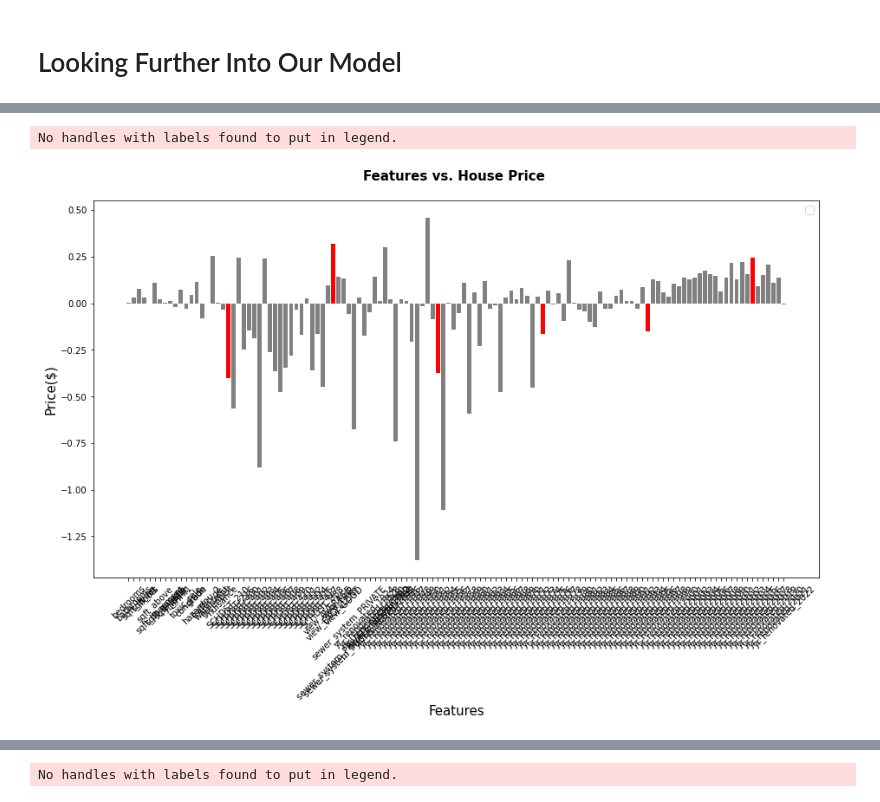
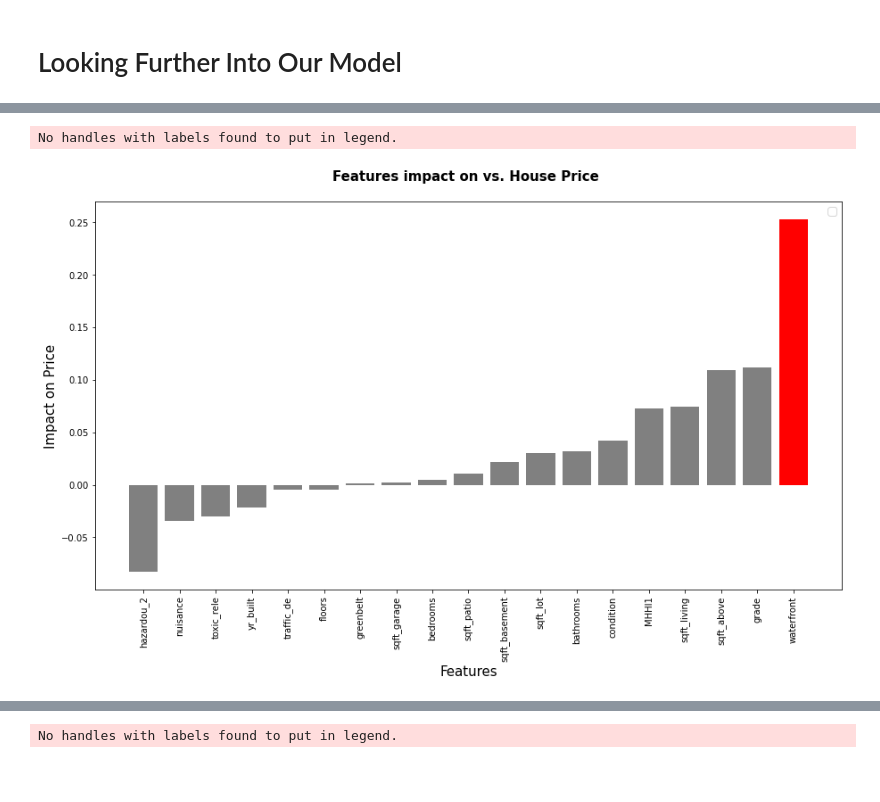
Before and after one commit to drykvf/Housing-Project, a Jupyter notebook: Final_notebook_draft4.ipynb, the cells around one changed output, grey strips where cells are left out. Cells and saved outputs as stored; diff of their text form; code cells hidden in the pictures; blank space fills up the shorter version.

```diff
--- a/Final_notebook_draft4.ipynb
+++ b/Final_notebook_draft4.ipynb
@@ -1061,24 +1057,28 @@ df_features1T = df_features1T.sort_values(by='coef', ascending=True).reset_index
 # %%
 df_featu = pd.DataFrame(model_mlr.params)
 df_featu =df_featu.T
-df_featu = df_featu.drop(columns='const')
+df_featu = df_featu[[ 'bedrooms', 'bathrooms', 'sqft_living',
+                            'sqft_lot', 'floors','sqft_above', 'sqft_basement',
+                            'sqft_garage', 'sqft_patio', 'sqft_patio','yr_built',
+                           'MHHI1','toxic_rele','condition','grade','hazardou_2',
+                            'traffic_de','waterfront','greenbelt','nuisance']]
+# df_featu = df_featu.drop(columns='const')
 df_featu =df_featu.T
-
 df_featu = df_featu.rename(columns={0:'coef'}).reset_index()
-
+df_featu = df_featu.sort_values(by='coef', ascending=True)
 fig, ax = plt.subplots(figsize=(15,8))
 
 colors = ['grey']*19 +['red']*1
 ax.bar(df_featu['index'],df_featu['coef'],width=0.8,color=colors)
-ax.set_xticklabels(df_featu['index'], rotation=45,)
-
+# ax.set_xticklabels(df_featu['index'], rotation=45,)
+plt.xticks(rotation=90)
 ax.set_xlabel("Features", fontsize=15)
-ax.set_ylabel("Price($)",fontsize=15)
-ax.set_title("Features vs. House Price \n",
+ax.set_ylabel("Impact on Price",fontsize=15)
+ax.set_title("Features impact on vs. House Price \n",
              fontsize=15,
              fontweight='bold')
 ax.legend(fontsize=12);
 # %% [output]
 No handles with labels found to put in legend.
-[figure, old version]
+[figure, new version]
 # %%
```
Also changed, not shown: parts of 23 cells of this notebook, 8 other files.
